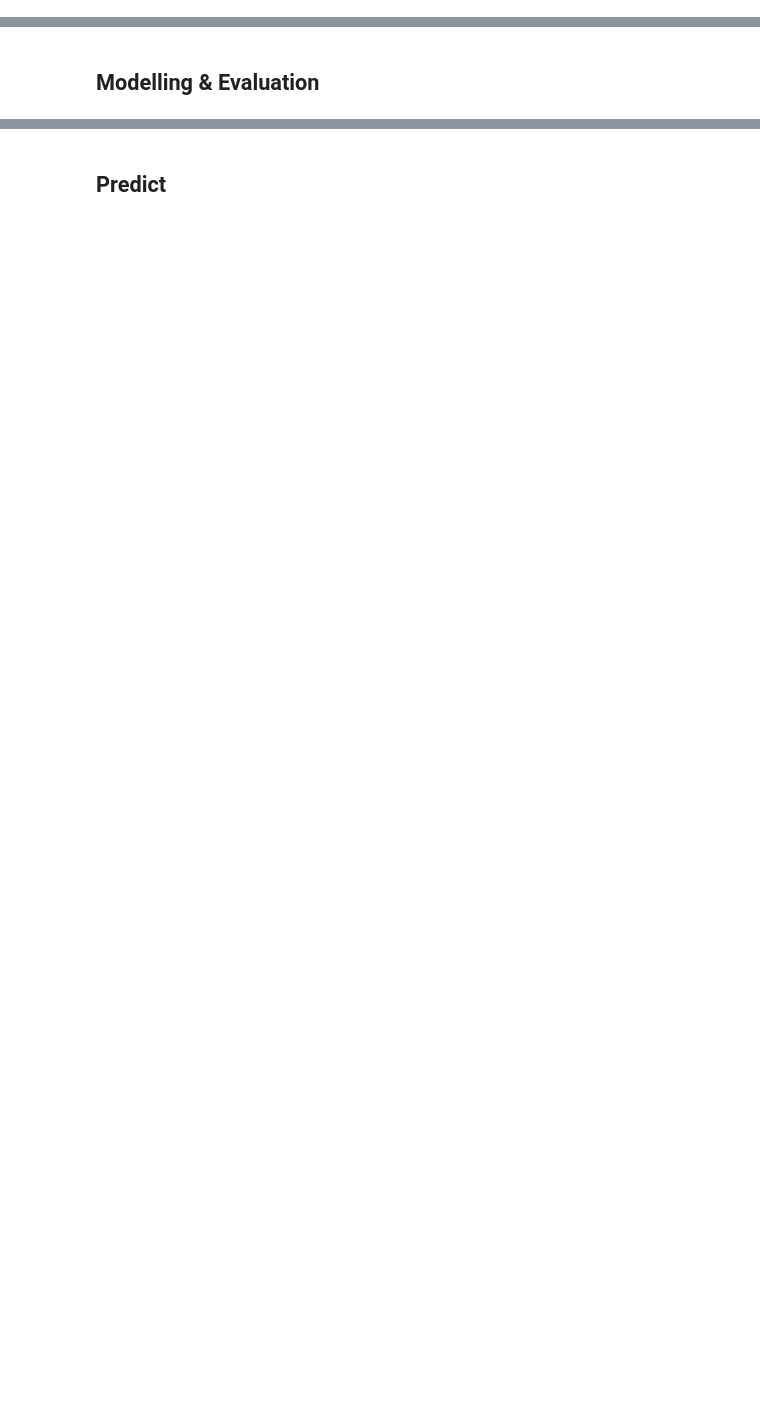
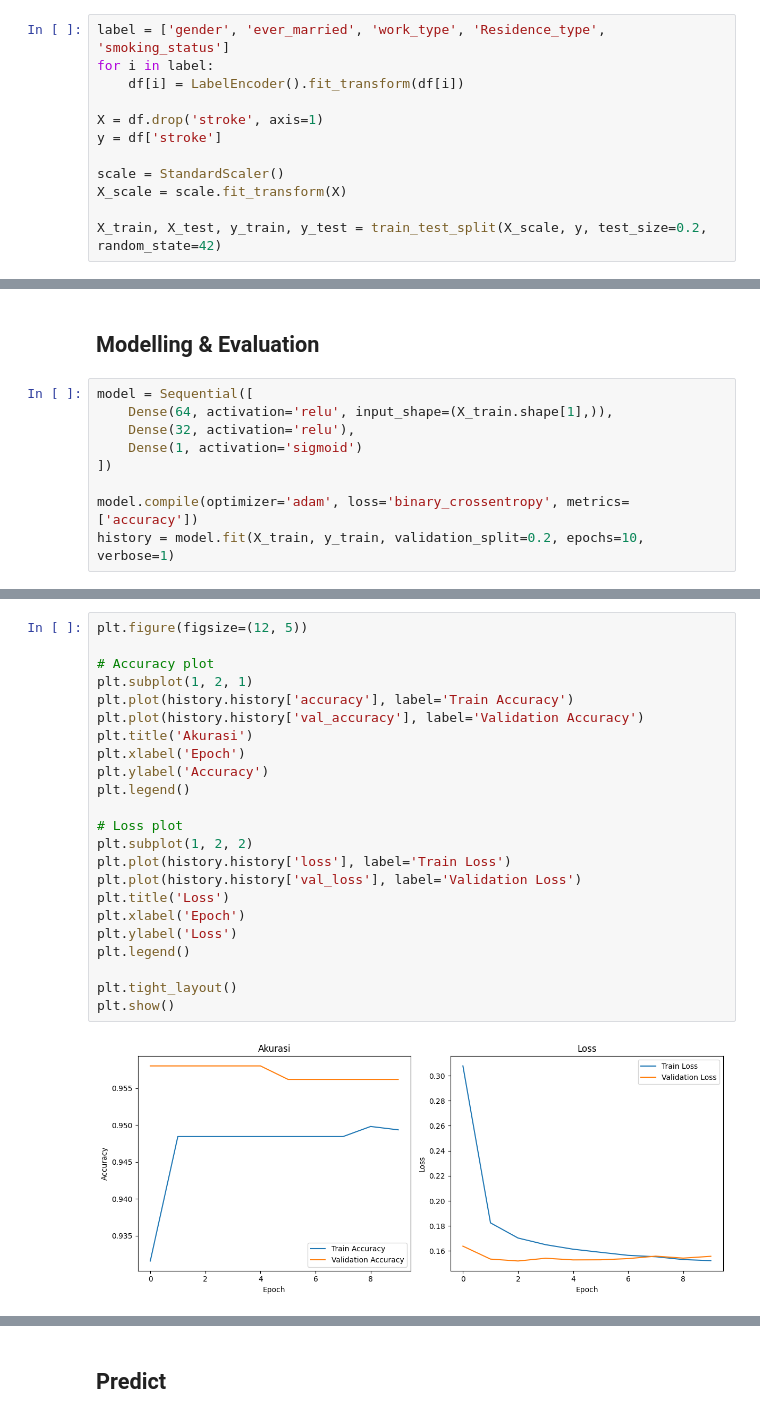
Before and after one commit to RizkyMlana/ML-PredictNumerical, a Jupyter notebook: notebooks/model.ipynb, the cells around one changed output, grey strips where cells are left out. Cells and saved outputs as stored; diff of their text form; blank space fills up the shorter version.

```diff
--- a/notebooks/model.ipynb
+++ b/notebooks/model.ipynb
@@ -23,0 +79,12 @@ df.head()
+# %%
+label = ['gender', 'ever_married', 'work_type', 'Residence_type', 'smoking_status']
+for i in label:
+    df[i] = LabelEncoder().fit_transform(df[i])
+
+X = df.drop('stroke', axis=1)
+y = df['stroke']
+
+scale = StandardScaler()
+X_scale = scale.fit_transform(X)
+
+X_train, X_test, y_train, y_test = train_test_split(X_scale, y, test_size=0.2, random_state=42)
@@ -24,2 +100,11 @@ df.head()
 # %% [markdown]
 ## Modelling & Evaluation
+# %%
+model = Sequential([
+    Dense(64, activation='relu', input_shape=(X_train.shape[1],)),
+    Dense(32, activation='relu'),
+    Dense(1, activation='sigmoid')
+])
+
+model.compile(optimizer='adam', loss='binary_crossentropy', metrics=['accuracy'])
+history = model.fit(X_train, y_train, validation_split=0.2, epochs=10, verbose=1)
@@ -25,0 +132,25 @@ df.head()
+# %%
+plt.figure(figsize=(12, 5))
+
+# Accuracy plot
+plt.subplot(1, 2, 1)
+plt.plot(history.history['accuracy'], label='Train Accuracy')
+plt.plot(history.history['val_accuracy'], label='Validation Accuracy')
+plt.title('Akurasi')
+plt.xlabel('Epoch')
+plt.ylabel('Accuracy')
+plt.legend()
+
+# Loss plot
+plt.subplot(1, 2, 2)
+plt.plot(history.history['loss'], label='Train Loss')
+plt.plot(history.history['val_loss'], label='Validation Loss')
+plt.title('Loss')
+plt.xlabel('Epoch')
+plt.ylabel('Loss')
+plt.legend()
+
+plt.tight_layout()
+plt.show()
+# %% [output]
+[figure, added]
```
Also changed, not shown: parts of 15 cells of this notebook, 2 other files.
